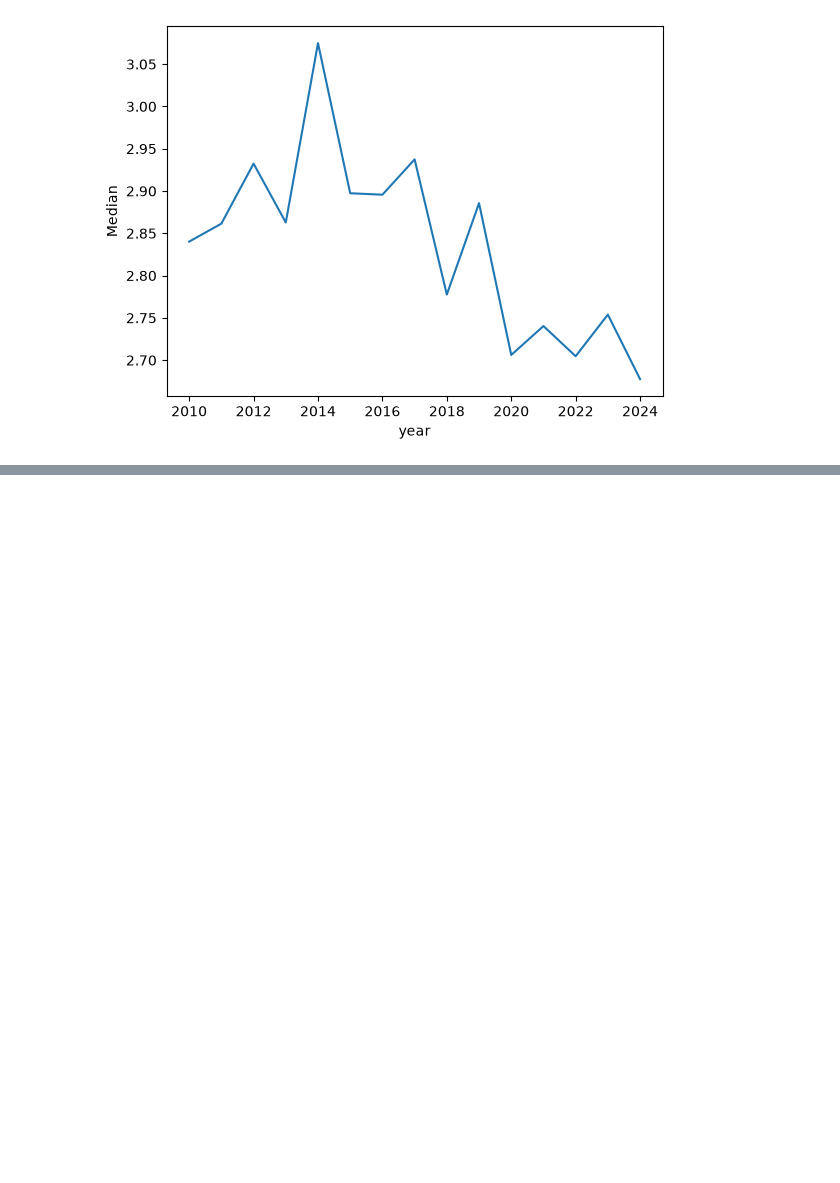
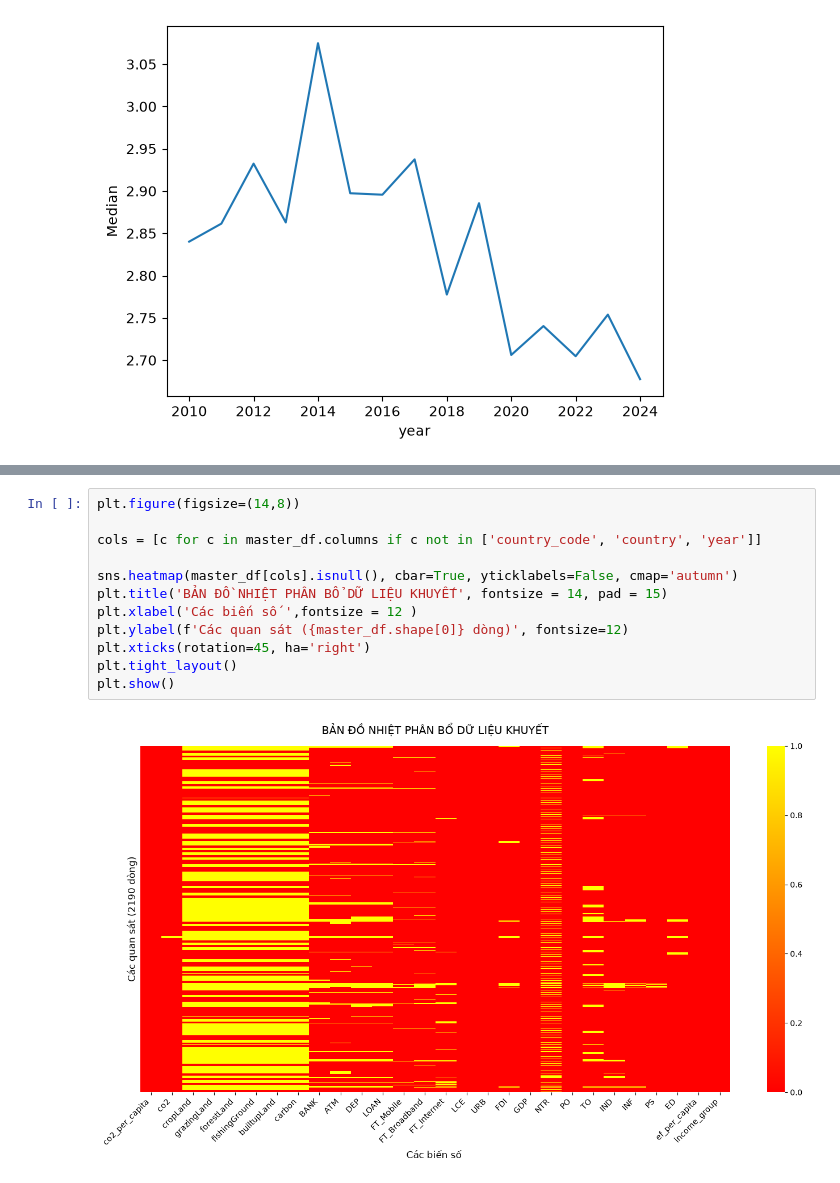
Before and after one commit to n22tk05/Net-Zero-Carbon-Emissions, a Jupyter notebook: clean.ipynb, the cells around one changed output, grey strips where cells are left out. Drawn from its saved outputs; the diff is of its cells as text; blank space fills up the shorter version.

Commit message:
feat(clean): update missingness audit, interpolation steps, and missing heatmap visualization

```diff
--- a/clean.ipynb
+++ b/clean.ipynb
@@ -404,0 +503,14 @@ sns.lineplot(data=line_df, x='year', y='Median')
+# %%
+plt.figure(figsize=(14,8))
+
+cols = [c for c in master_df.columns if c not in ['country_code', 'country', 'year']]
+
+sns.heatmap(master_df[cols].isnull(), cbar=True, yticklabels=False, cmap='autumn')
+plt.title('BẢN ĐỒ NHIỆT PHÂN BỔ DỮ LIỆU KHUYẾT', fontsize = 14, pad = 15)
+plt.xlabel('Các biến số ',fontsize = 12 )
+plt.ylabel(f'Các quan sát ({master_df.shape[0]} dòng)', fontsize=12)
+plt.xticks(rotation=45, ha='right')
+plt.tight_layout()
+plt.show()
+# %% [output]
+[figure, added]
```
Also changed, not shown: parts of 2 cells of this notebook.
